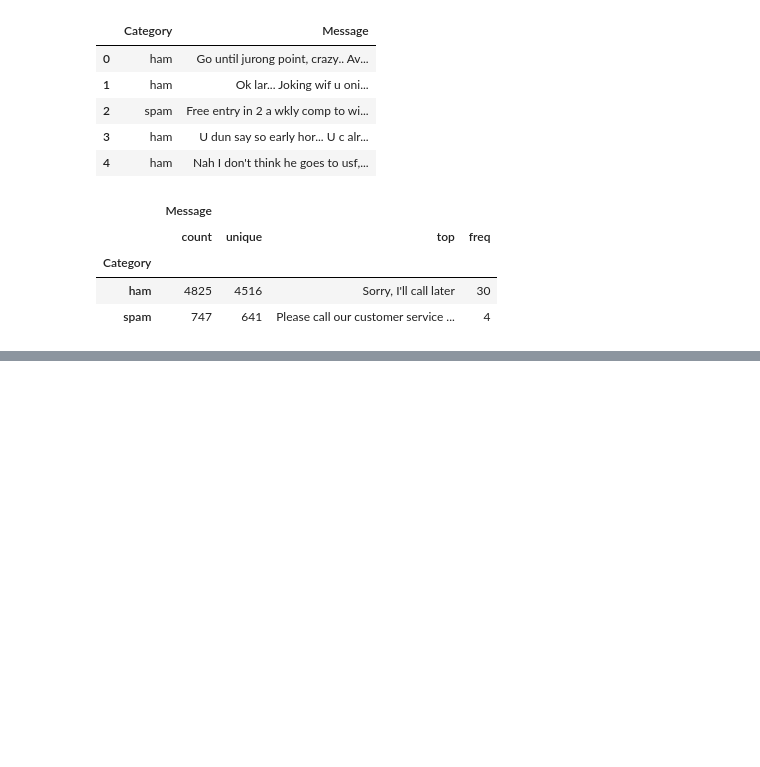
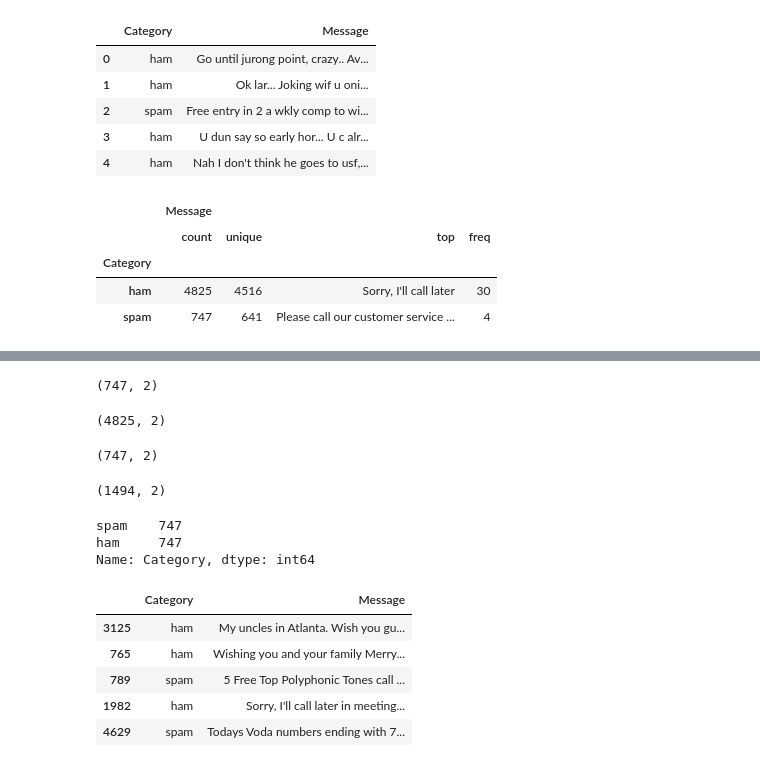
Before and after one commit to Nargesmohammadi/Bert-Mail-Classification, a Jupyter notebook: Bertemailclassification.ipynb, the cells around one changed output, grey strips where cells are left out. Saved outputs shown, nothing was run; the diff lists cells and outputs as text; code cells hidden in the pictures; blank space fills up the shorter version.

```diff
--- a/Bertemailclassification.ipynb
+++ b/Bertemailclassification.ipynb
@@ -25,0 +36,35 @@ df.groupby('Category').describe()
+# %%
+df_spam = df[df['Category']=='spam']
+df_spam.shape
+# %% [output]
+(747, 2)
+# %%
+df_ham = df[df['Category']=='ham']
+df_ham.shape
+# %% [output]
+(4825, 2)
+# %%
+df_ham_downsmapled = df_ham.sample(df_spam.shape[0])
+df_ham_downsmapled.shape
+# %% [output]
+(747, 2)
+# %%
+df_balanced = pd.concat([df_spam, df_ham_downsmapled])
+df_balanced.shape
+# %% [output]
+(1494, 2)
+# %%
+df_balanced['Category'].value_counts()
+# %% [output]
+spam    747
+ham     747
+Name: Category, dtype: int64
+# %%
+df_balanced.sample(5)
+# %% [output]
+|  | Category | Message |
+| 3125 | ham | My uncles in Atlanta. Wish you gu... |
+| 765 | ham | Wishing you and your family Merry... |
+| 789 | spam | 5 Free Top Polyphonic Tones call ... |
+| 1982 | ham | Sorry, I'll call later in meeting... |
+| 4629 | spam | Todays Voda numbers ending with 7... |
```
Also changed, not shown: parts of 3 cells of this notebook.
